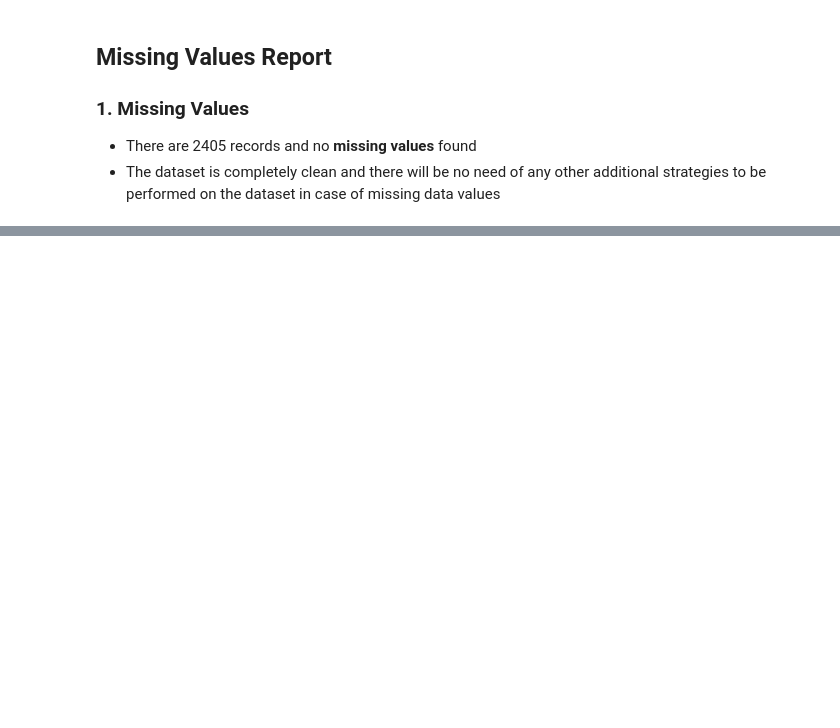
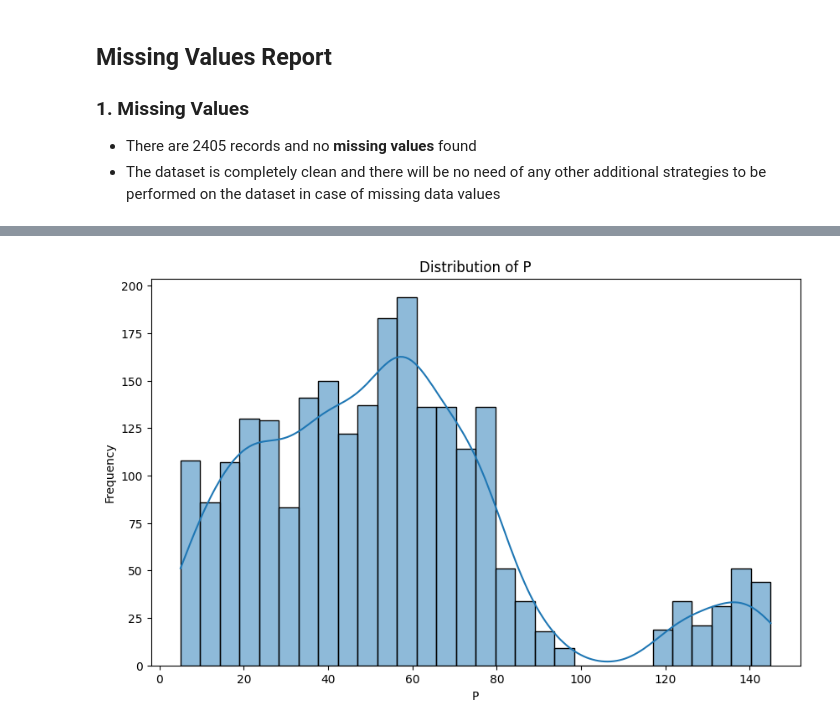
Before and after one commit to praneethkanakamamidi/smart-agri-tech, a Jupyter notebook: src/eda/analysis.ipynb, the cells around one changed output, grey strips where cells are left out. Drawn from its saved outputs; the diff is of its cells as text; code cells hidden in the pictures; blank space fills up the shorter version.

```diff
--- a/src/eda/analysis.ipynb
+++ b/src/eda/analysis.ipynb
@@ -108,0 +107,4 @@ Visualizing Missing Values...
+# %%
+univariate_processor.run_analysis(df, 'P')
+# %% [output]
+[figure, added]
```
Also changed, not shown: parts of 26 cells of this notebook, 5 other files.
